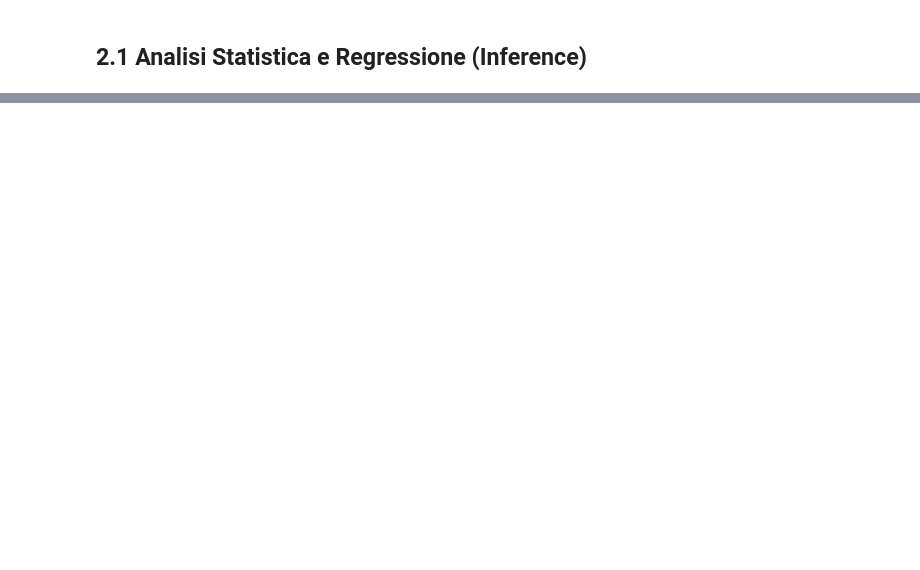
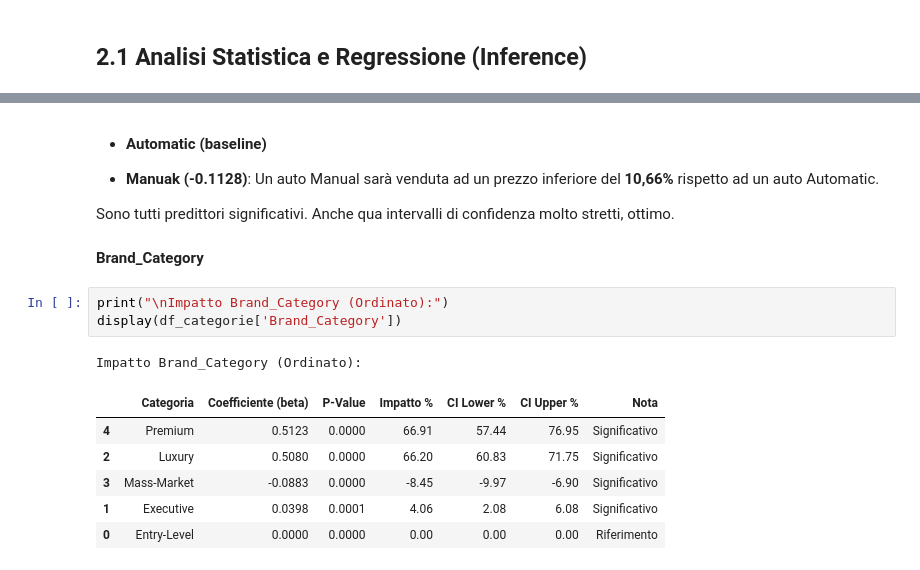
Before and after one commit to fragreco04/progetto-fad-2526, a Jupyter notebook: notebooks/completed/project.ipynb, the cells around one changed output, grey strips where cells are left out. Cells and saved outputs as stored; diff of their text form; blank space fills up the shorter version.

```diff
--- a/notebooks/completed/project.ipynb
+++ b/notebooks/completed/project.ipynb
@@ -2043,0 +2271,19 @@ ValueError: Pandas data cast to numpy dtype of object. Check input data with np.
+# %% [markdown]
+- **Automatic (baseline)**
+
+- **Manuak (-0.1128)**: Un auto Manual sarà venduta ad un prezzo inferiore del **10,66%** rispetto ad un auto Automatic.
+
+Sono tutti predittori significativi. Anche qua intervalli di confidenza molto stretti, ottimo.
+# %% [markdown]
+**Brand_Category**
+# %%
+print("\nImpatto Brand_Category (Ordinato):")
+display(df_categorie['Brand_Category'])
+# %% [output]
+Impatto Brand_Category (Ordinato):
+|  | Categoria | Coefficiente (beta) | P-Value | Impatto % | CI Lower % | CI Upper % | Nota |
+| 4 | Premium | 0.5123 | 0.0000 | 66.91 | 57.44 | 76.95 | Significativo |
+| 2 | Luxury | 0.5080 | 0.0000 | 66.20 | 60.83 | 71.75 | Significativo |
+| 3 | Mass-Market | -0.0883 | 0.0000 | -8.45 | -9.97 | -6.90 | Significativo |
+| 1 | Executive | 0.0398 | 0.0001 | 4.06 | 2.08 | 6.08 | Significativo |
+| 0 | Entry-Level | 0.0000 | 0.0000 | 0.00 | 0.00 | 0.00 | Riferimento |
```
Also changed, not shown: parts of 46 cells of this notebook.
